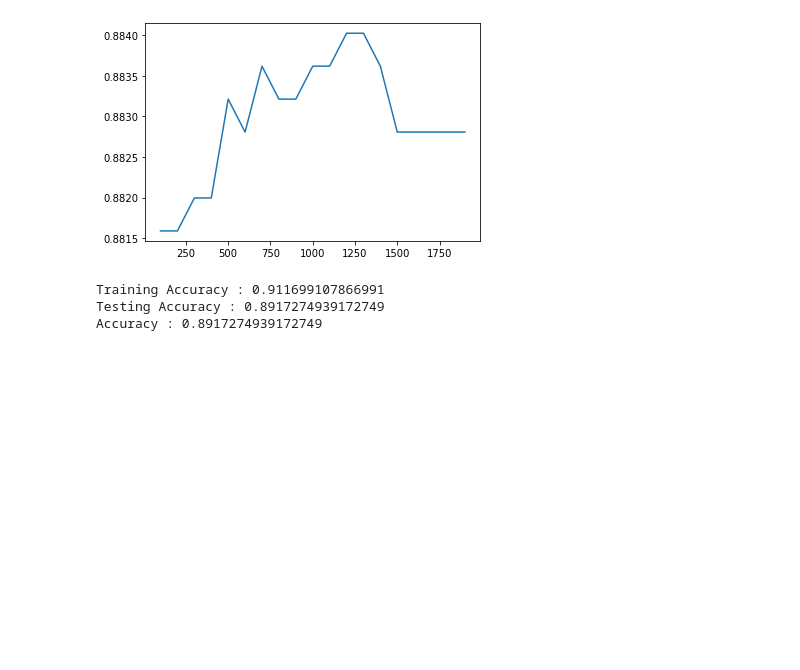
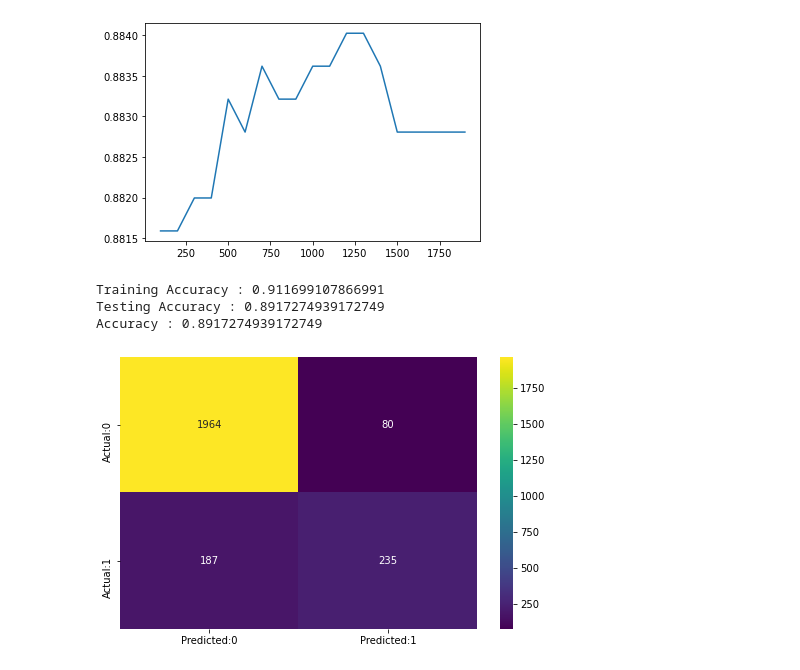
Before and after one commit to navchandru/Academic-Projects, a Jupyter notebook: Online Shoppers intention/OSI.ipynb, the cells around one changed output. Cells and saved outputs as stored; diff of their text form; code cells hidden in the pictures; blank space fills up the shorter version.

```diff
--- a/Online Shoppers intention/OSI.ipynb
+++ b/Online Shoppers intention/OSI.ipynb
@@ -865,3 +865,12 @@ print("Accuracy :", accuracy_score(y_test, y_predict))
 Training Accuracy : 0.911699107866991
 Testing Accuracy : 0.8917274939172749
 Accuracy : 0.8917274939172749
+# %%
+#Plotting the confusion matrix
+cm = confusion_matrix(y_test,y_predict)
+confusionmatrix = pd.DataFrame(data=cm, columns=['Predicted:0','Predicted:1'], index=['Actual:0','Actual:1'])
+plt.figure(figsize = (8,5))
+sns.heatmap(confusionmatrix, annot=True, fmt='d', cmap="viridis")
+plt.show()
+# %% [output]
+[figure, added]
```
Also changed, not shown: parts of 1 cell of this notebook.
